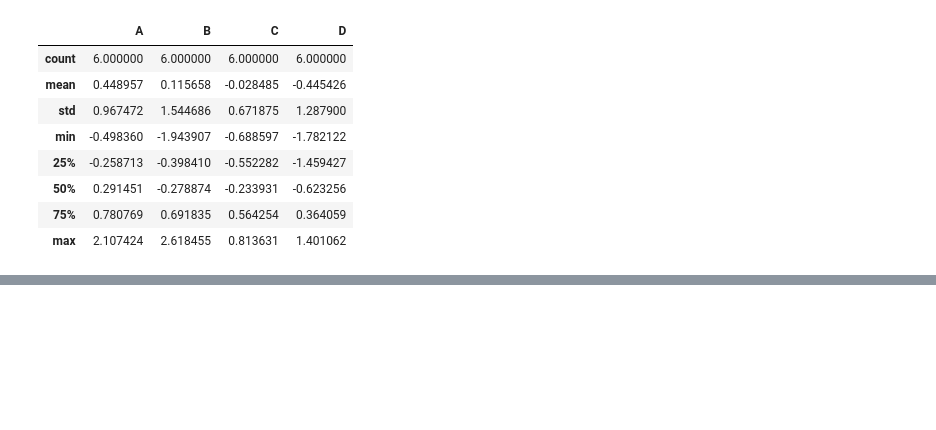
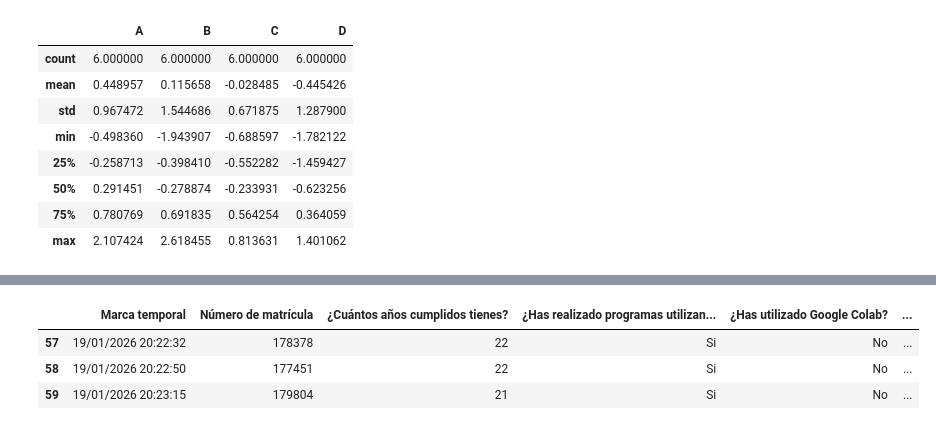
Before and after one commit to Scanfmonse/ExamenCompiladores, a Jupyter notebook: mineriacolab1.ipynb, the cells around one changed output, grey strips where cells are left out. Cells and saved outputs as stored; diff of their text form; code cells hidden in the pictures; blank space fills up the shorter version.

```diff
--- a/mineriacolab1.ipynb
+++ b/mineriacolab1.ipynb
@@ -1080,0 +1116,7 @@ df2=pd.DataFrane(
+# %%
+df.tail(3)
+# %% [output]
+|  | Marca temporal | Número de matrícula | ¿Cuántos años cumplidos tienes? | ¿Has realizado programas utilizan... | ¿Has utilizado Google Colab? | ... |
+| 57 | 19/01/2026 20:22:32 | 178378 | 22 | Si | No | ... |
+| 58 | 19/01/2026 20:22:50 | 177451 | 22 | Si | No | ... |
+| 59 | 19/01/2026 20:23:15 | 179804 | 21 | Si | No | ... |
```
Also changed, not shown: parts of 7 cells of this notebook.
